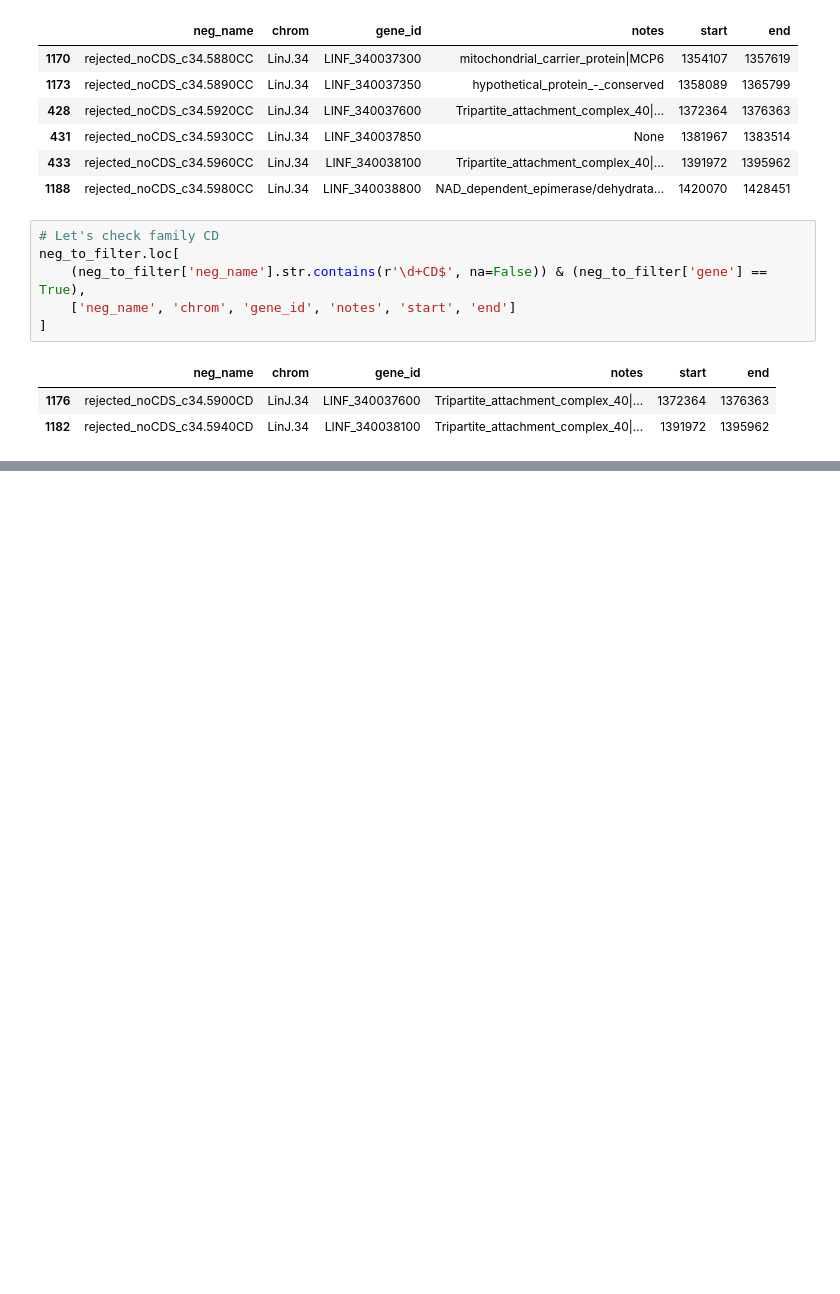
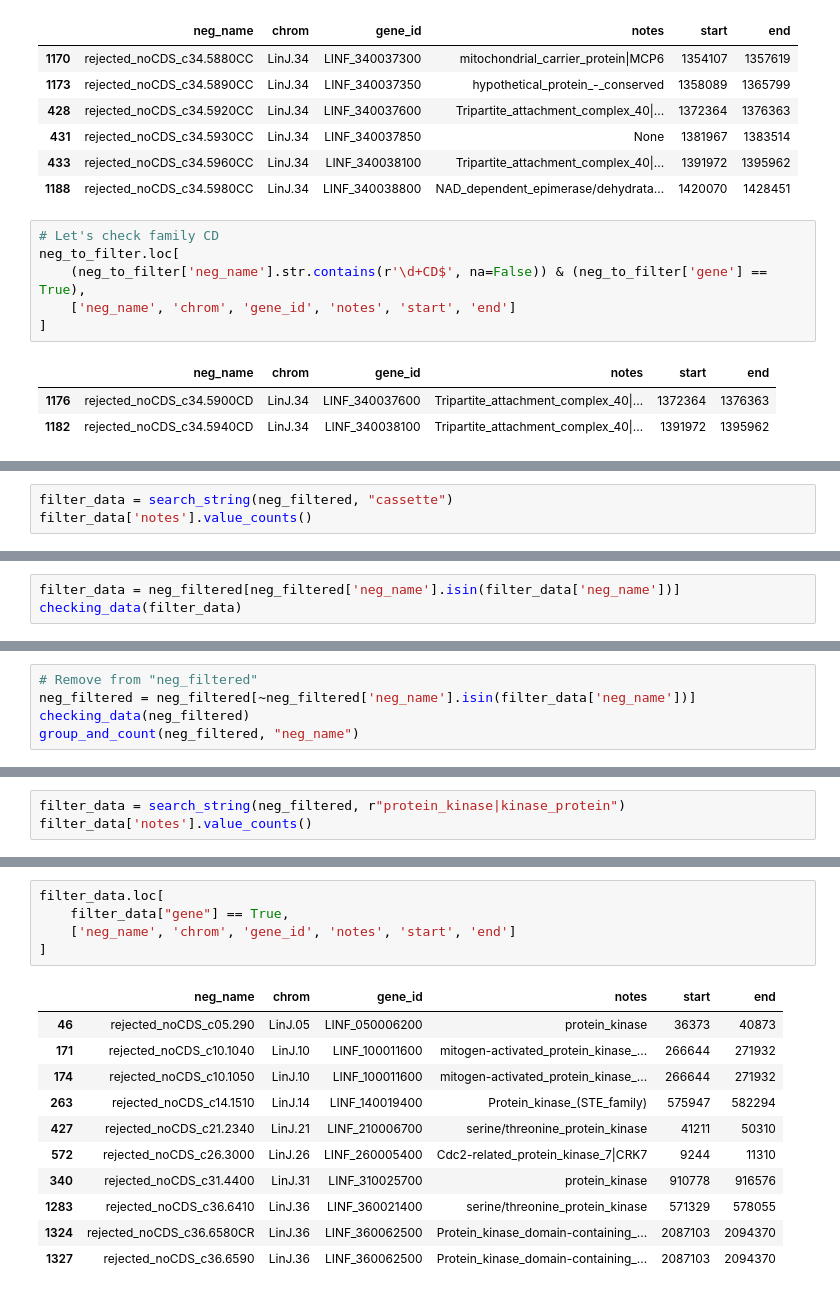
Before and after one commit to Viskuit/Test_BEDOPS, a Jupyter notebook: 25.Negative_analysis/1.NEGATIVE_location_Analysis.ipynb, the cells around one changed output, grey strips where cells are left out. Saved outputs shown, nothing was run; the diff lists cells and outputs as text; blank space fills up the shorter version.

```diff
--- a/25.Negative_analysis/1.NEGATIVE_location_Analysis.ipynb
+++ b/25.Negative_analysis/1.NEGATIVE_location_Analysis.ipynb
@@ -1435,0 +1990,3 @@ neg_to_filter.loc[
+# %%
+filter_data = search_string(neg_filtered, "cassette")
+filter_data['notes'].value_counts()
@@ -1435,0 +2013,3 @@ neg_to_filter.loc[
+# %%
+filter_data = neg_filtered[neg_filtered['neg_name'].isin(filter_data['neg_name'])]
+checking_data(filter_data)
@@ -1435,0 +2019,5 @@ neg_to_filter.loc[
+# %%
+# Remove from "neg_filtered"
+neg_filtered = neg_filtered[~neg_filtered['neg_name'].isin(filter_data['neg_name'])]
+checking_data(neg_filtered)
+group_and_count(neg_filtered, "neg_name")
@@ -1435,0 +2043,3 @@ neg_to_filter.loc[
+# %%
+filter_data = search_string(neg_filtered, r"protein_kinase|kinase_protein")
+filter_data['notes'].value_counts()
@@ -1435,0 +2057,17 @@ neg_to_filter.loc[
+# %%
+filter_data.loc[
+    filter_data["gene"] == True,
+    ['neg_name', 'chrom', 'gene_id', 'notes', 'start', 'end']
+]
+# %% [output]
+|  | neg_name | chrom | gene_id | notes | start | end |
+| 46 | rejected_noCDS_c05.290 | LinJ.05 | LINF_050006200 | protein_kinase | 36373 | 40873 |
+| 171 | rejected_noCDS_c10.1040 | LinJ.10 | LINF_100011600 | mitogen-activated_protein_kinase_... | 266644 | 271932 |
+| 174 | rejected_noCDS_c10.1050 | LinJ.10 | LINF_100011600 | mitogen-activated_protein_kinase_... | 266644 | 271932 |
+| 263 | rejected_noCDS_c14.1510 | LinJ.14 | LINF_140019400 | Protein_kinase_(STE_family) | 575947 | 582294 |
+| 427 | rejected_noCDS_c21.2340 | LinJ.21 | LINF_210006700 | serine/threonine_protein_kinase | 41211 | 50310 |
+| 572 | rejected_noCDS_c26.3000 | LinJ.26 | LINF_260005400 | Cdc2-related_protein_kinase_7|CRK7 | 9244 | 11310 |
+| 340 | rejected_noCDS_c31.4400 | LinJ.31 | LINF_310025700 | protein_kinase | 910778 | 916576 |
+| 1283 | rejected_noCDS_c36.6410 | LinJ.36 | LINF_360021400 | serine/threonine_protein_kinase | 571329 | 578055 |
+| 1324 | rejected_noCDS_c36.6580CR | LinJ.36 | LINF_360062500 | Protein_kinase_domain-containing_... | 2087103 | 2094370 |
+| 1327 | rejected_noCDS_c36.6590 | LinJ.36 | LINF_360062500 | Protein_kinase_domain-containing_... | 2087103 | 2094370 |
```
Also changed, not shown: parts of 96 cells of this notebook.
